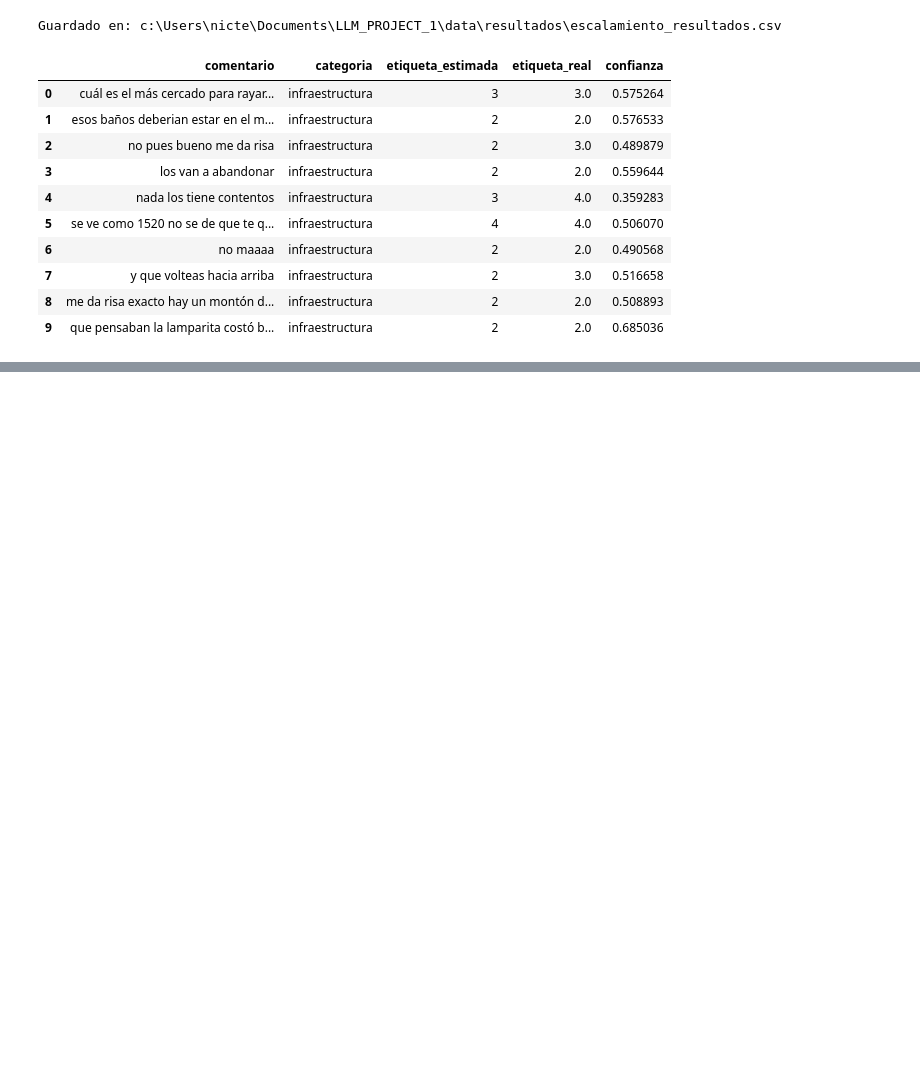
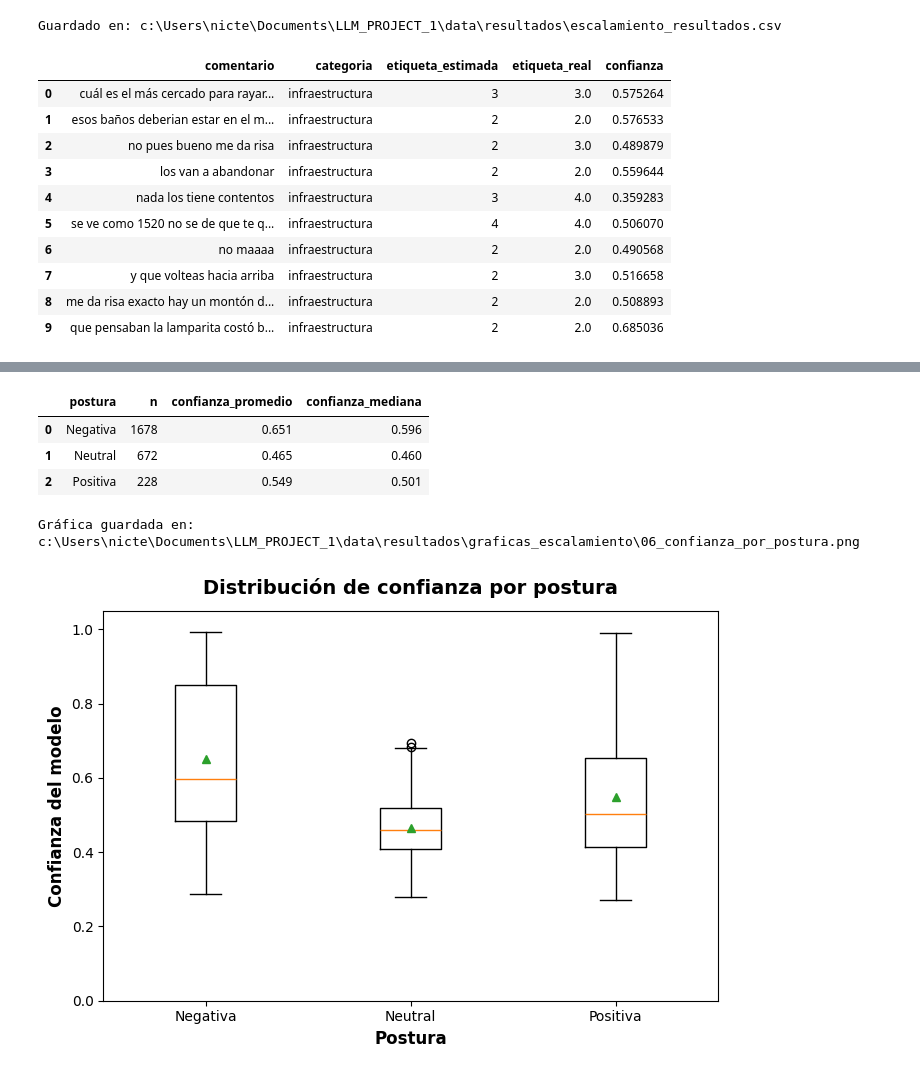
Before and after one commit to NicteSalas/LLM_PROJECT_1, a Jupyter notebook: notebooks_proyecto/Escalamiento.ipynb, the cells around one changed output, grey strips where cells are left out. Cells and saved outputs as stored; diff of their text form; code cells hidden in the pictures; blank space fills up the shorter version.

```diff
--- a/notebooks_proyecto/Escalamiento.ipynb
+++ b/notebooks_proyecto/Escalamiento.ipynb
@@ -151,0 +368,36 @@ Guardado en: c:\Users\nicte\Documents\LLM_PROJECT_1\data\resultados\escalamiento
+# %%
+confianza_por_postura = (
+    res_df.groupby("postura")
+    .agg(
+        n=("comentario", "count"),
+        confianza_promedio=("confianza", "mean"),
+        confianza_mediana=("confianza", "median")
+    )
+    .reindex(orden_postura)
+    .reset_index()
+)
+
+display(confianza_por_postura.round(3))
+
+fig, ax = plt.subplots(figsize=(7, 5))
+valores_box = [
+    res_df.loc[res_df["postura"] == postura, "confianza"].dropna().values
+    for postura in orden_postura
+]
+
+ax.boxplot(valores_box, labels=orden_postura, showmeans=True)
+ax.set_title("Distribución de confianza por postura", fontsize=14, fontweight="bold", pad=12)
+ax.set_xlabel("Postura", fontsize=12, fontweight="bold")
+ax.set_ylabel("Confianza del modelo", fontsize=12, fontweight="bold")
+ax.set_ylim(0, 1.05)
+
+plt.tight_layout()
+guardar_figura("06_confianza_por_postura.png")
+plt.show()
+# %% [output]
+|  | postura | n | confianza_promedio | confianza_mediana |
+| 0 | Negativa | 1678 | 0.651 | 0.596 |
+| 1 | Neutral | 672 | 0.465 | 0.460 |
+| 2 | Positiva | 228 | 0.549 | 0.501 |
+Gráfica guardada en: c:\Users\nicte\Documents\LLM_PROJECT_1\data\resultados\graficas_escalamiento\06_confianza_por_postura.png
+[figure, added]
```
Also changed, not shown: parts of 10 cells of this notebook, 5 other files.
